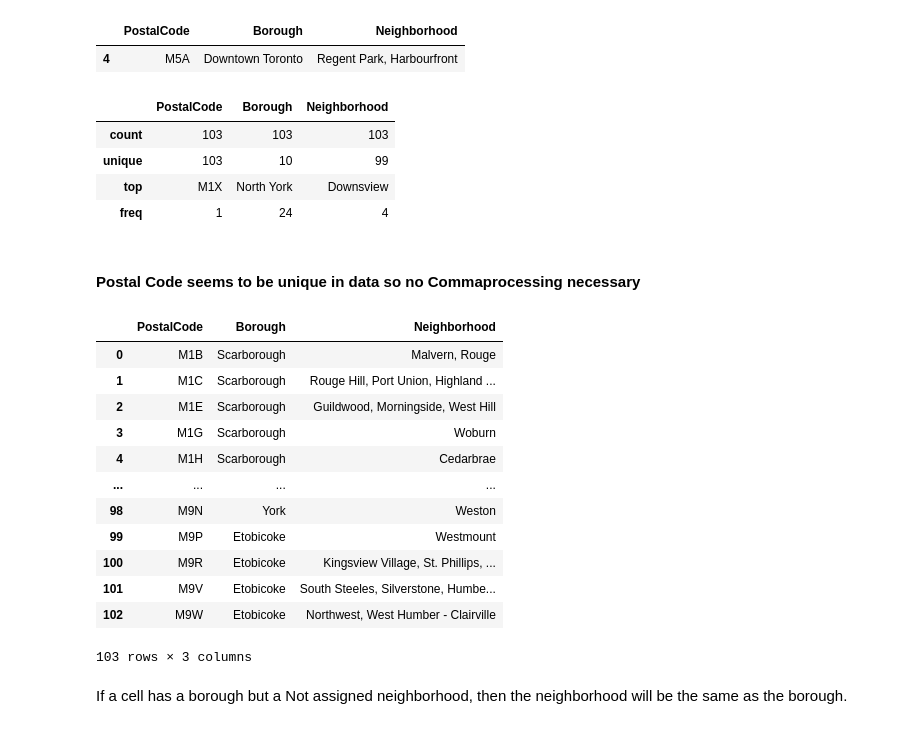
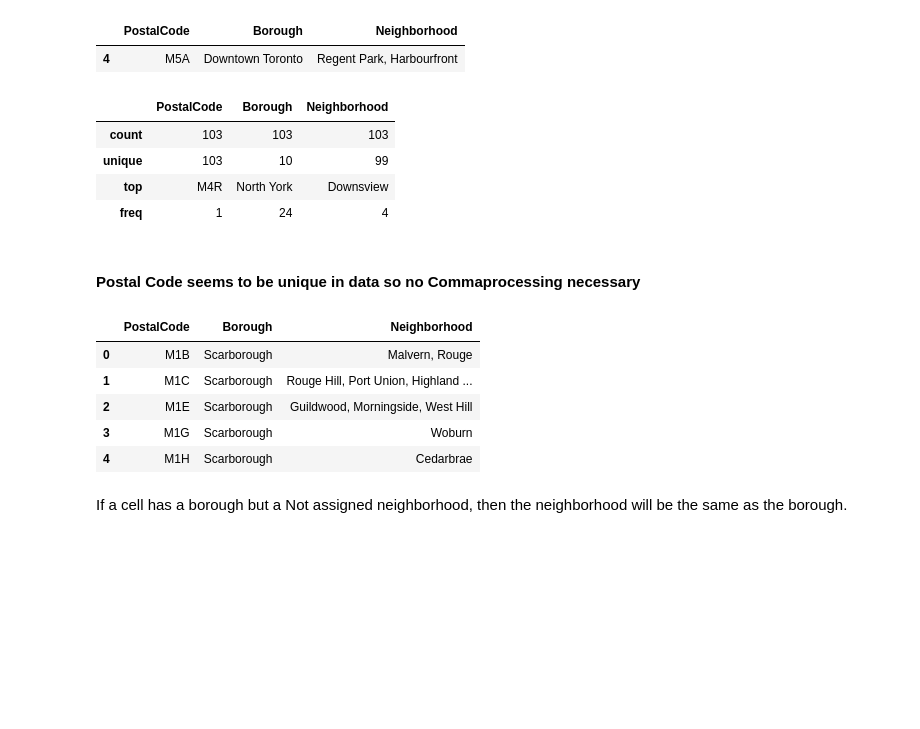
Before and after one commit to tobiasgrott/Coursera_Applied_Data_Science_Capstone, a Jupyter notebook: Week3.ipynb, the cells around one changed output. Drawn from its saved outputs; the diff is of its cells as text; code cells hidden in the pictures; blank space fills up the shorter version.

```diff
--- a/Week3.ipynb
+++ b/Week3.ipynb
@@ -10,8 +10,8 @@ import pandas as pd
 # %% [markdown]
 ### Read Wikipedia Raw Dataframe
 # %%
-df = pd.read_html('https://en.wikipedia.org/wiki/List_of_postal_codes_of_Canada:_M')[0]
-df
+wiki_df = pd.read_html('https://en.wikipedia.org/wiki/List_of_postal_codes_of_Canada:_M')[0]
+wiki_df.head()
 # %% [output]
 |  | Postal Code | Borough | Neighbourhood |
 | 0 | M1A | Not assigned | Not assigned |
@@ -30,12 +23,12 @@ df
 The dataframe will consist of three columns: PostalCode, Borough, and Neighborhood.
 Rename Columns to `PostalCode`,`Borough`,`Neigborhood`
 # %%
-df = df.rename(columns={
+wiki_df = wiki_df.rename(columns={
     'Postal Code':'PostalCode',
     'Borough':'Borough',
     'Neighbourhood':'Neighborhood'
 })
-df
+wiki_df.head()
 # %% [output]
 |  | PostalCode | Borough | Neighborhood |
 | 0 | M1A | Not assigned | Not assigned |
@@ -71,0 +41,3 @@ df
+# %%
+wiki_df = wiki_df[wiki_df['Borough']!='Not assigned']
+wiki_df.head()
@@ -77,33 +56,26 @@ df[df['PostalCode']=='M5A']
 |  | PostalCode | Borough | Neighborhood |
 | 4 | M5A | Downtown Toronto | Regent Park, Harbourfront |
 # %%
-df.describe()
+wiki_df.describe()
 # %% [output]
 |  | PostalCode | Borough | Neighborhood |
 | count | 103 | 103 | 103 |
 | unique | 103 | 10 | 99 |
-| top | M1X | North York | Downsview |
+| top | M4R | North York | Downsview |
 | freq | 1 | 24 | 4 |
 # %% [markdown]
 #### Postal Code seems to be unique in data so no Commaprocessing necessary
 # %%
 # If duplicates would arise
-grouped_df = df.groupby(['PostalCode','Borough'], as_index=False).agg(lambda x: ', '.join(x))
-grouped_df
+grouped_df = wiki_df.groupby(['PostalCode','Borough'], as_index=False).agg(lambda x: ', '.join(x))
+grouped_df.head()
 # %% [output]
 |  | PostalCode | Borough | Neighborhood |
 | 0 | M1B | Scarborough | Malvern, Rouge |
 | 1 | M1C | Scarborough | Rouge Hill, Port Union, Highland ... |
 | 2 | M1E | Scarborough | Guildwood, Morningside, West Hill |
 | 3 | M1G | Scarborough | Woburn |
 | 4 | M1H | Scarborough | Cedarbrae |
-| ... | ... | ... | ... |
-| 98 | M9N | York | Weston |
-| 99 | M9P | Etobicoke | Westmount |
-| 100 | M9R | Etobicoke | Kingsview Village, St. Phillips, ... |
-| 101 | M9V | Etobicoke | South Steeles, Silverstone, Humbe... |
-| 102 | M9W | Etobicoke | Northwest, West Humber - Clairville |
-103 rows × 3 columns
 # %% [markdown]
 If a cell has a borough but a Not assigned  neighborhood, then the neighborhood will be the same as the borough.
 # %%
```
Also changed, not shown: parts of 59 cells of this notebook.
